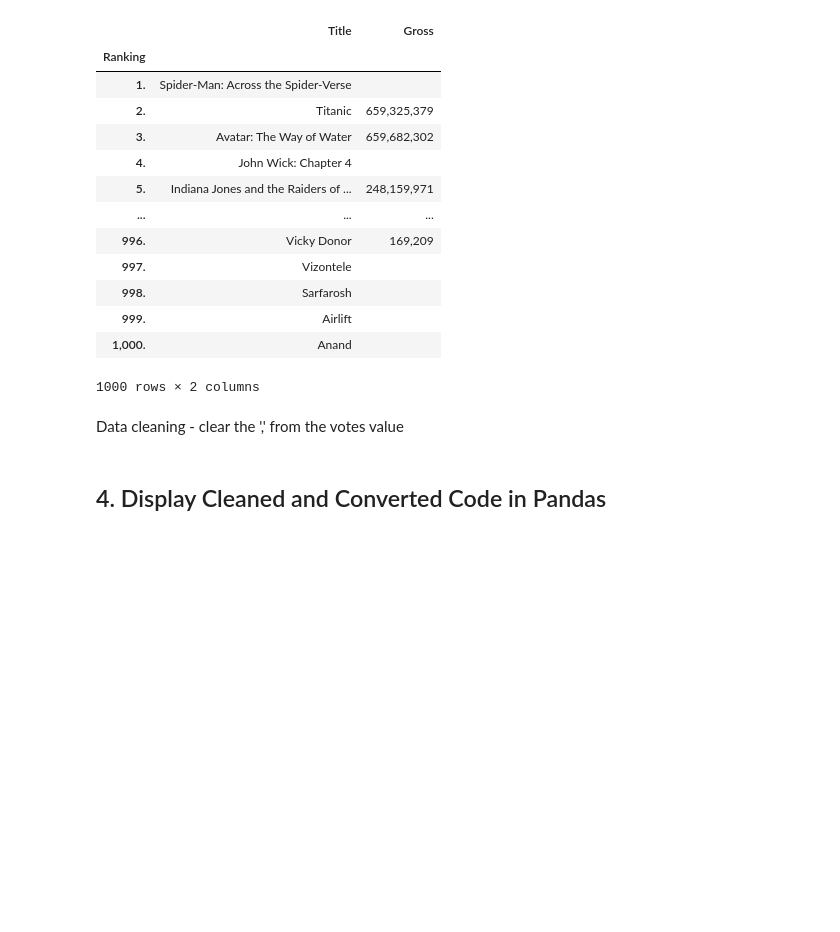
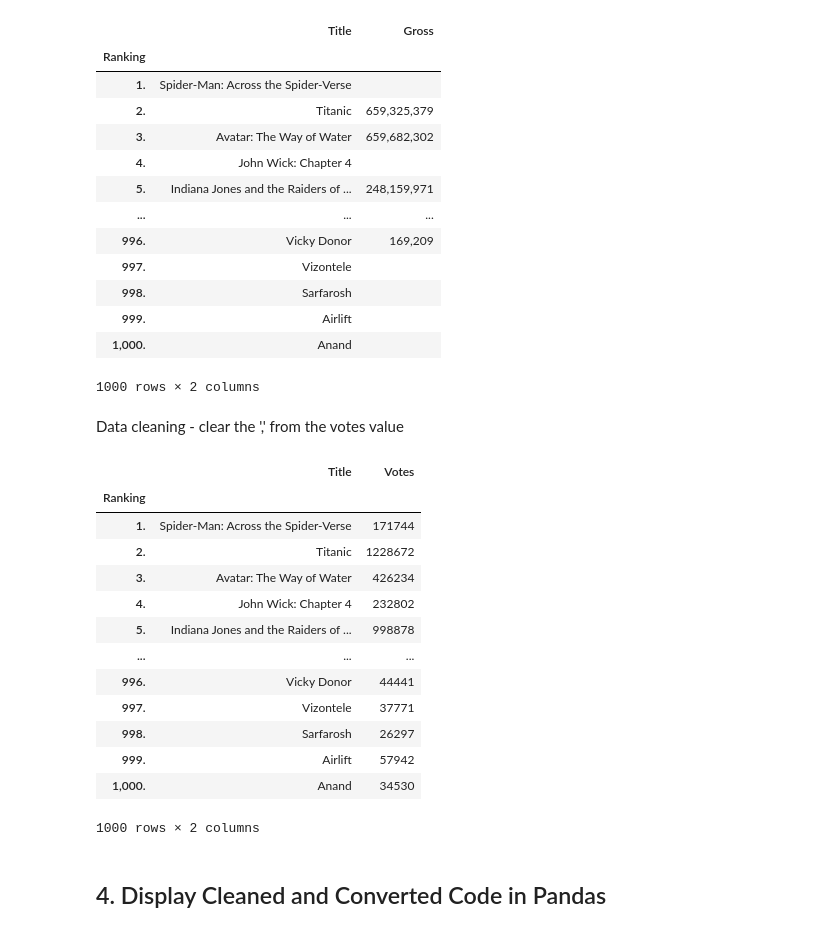
Before and after one commit to justincodestoday/DataScienceExercises, a Jupyter notebook: Exercises/imdb_exercise/Case Study - IMDB Web Scraping.ipynb, the cells around one changed output. Saved outputs shown, nothing was run; the diff lists cells and outputs as text; code cells hidden in the pictures; blank space fills up the shorter version.

```diff
--- a/Exercises/imdb_exercise/Case Study - IMDB Web Scraping.ipynb
+++ b/Exercises/imdb_exercise/Case Study - IMDB Web Scraping.ipynb
@@ -243,7 +243,29 @@ df[['Title', 'Gross']]
 Data cleaning - clear the ',' from the votes value
 # %%
 # for the votes that would have the "," in the value,
-# I acquired the data-value of the span that matches the string "Gross:",
-# which only has the numeric value, minus the $ and M
+# I acquired the data-value of the span that matches the string "Votes:",
+# which only has the numeric value, minus the ","
+
+# The code is as follows:
+# votes_span = tr.find('span', string='Votes:')
+#     votes = ''
+#     if votes_span:
+#         votes = votes_span.find_next_sibling('span')['data-value']
+df[['Title', 'Votes']]
+# %% [output]
+|  | Title | Votes |
+| Ranking |  |  |
+| 1. | Spider-Man: Across the Spider-Verse | 171744 |
+| 2. | Titanic | 1228672 |
+| 3. | Avatar: The Way of Water | 426234 |
+| 4. | John Wick: Chapter 4 | 232802 |
+| 5. | Indiana Jones and the Raiders of ... | 998878 |
+| ... | ... | ... |
+| 996. | Vicky Donor | 44441 |
+| 997. | Vizontele | 37771 |
+| 998. | Sarfarosh | 26297 |
+| 999. | Airlift | 57942 |
+| 1,000. | Anand | 34530 |
+1000 rows × 2 columns
 # %% [markdown]
 ## 4. Display Cleaned and Converted Code in Pandas
```
Also changed, not shown: parts of 4 cells of this notebook, 1 other file.
